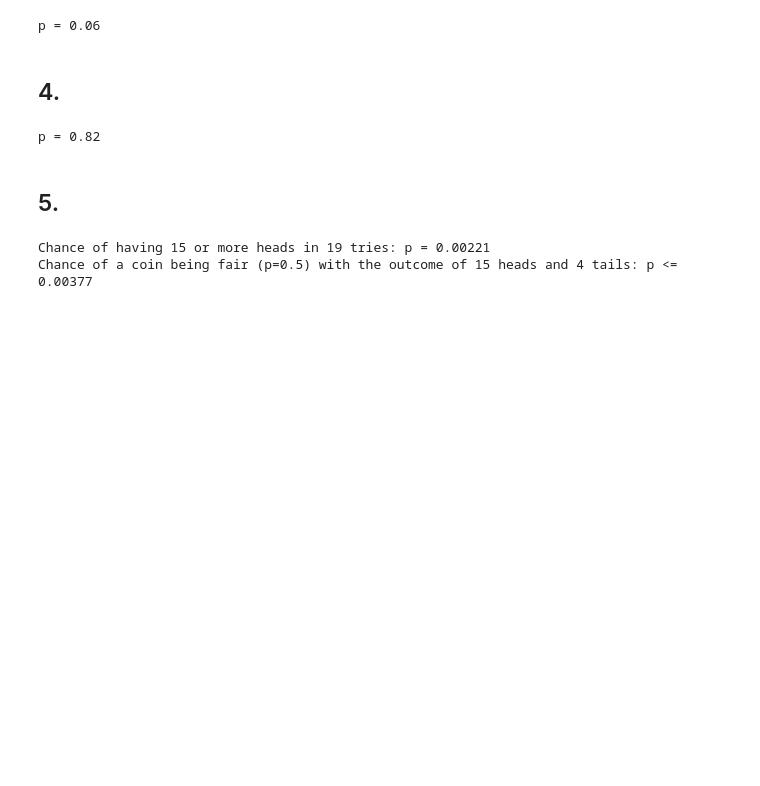
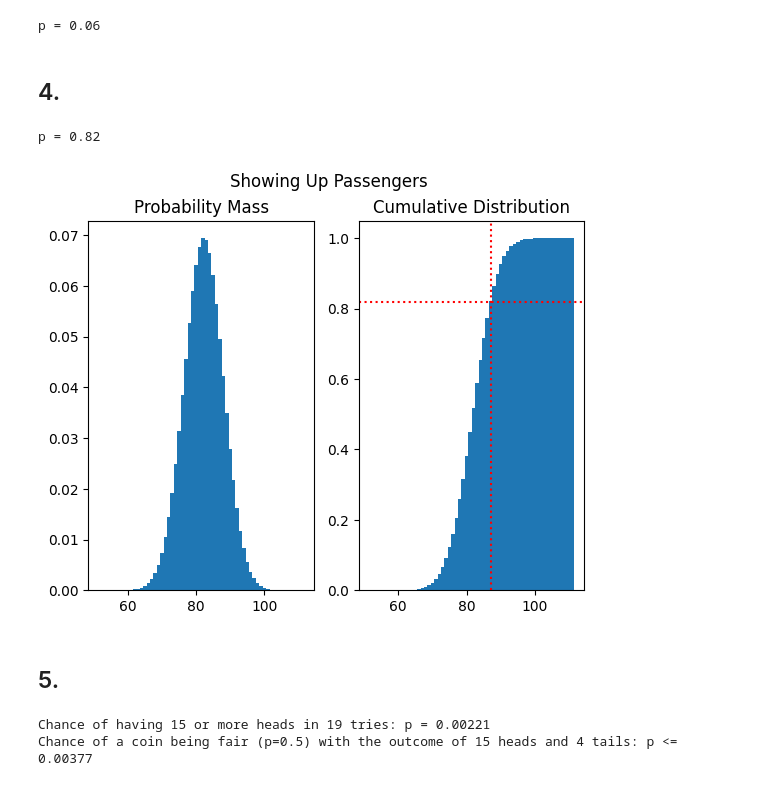
Before and after one commit to luzianscherrer/emfds, a Jupyter notebook: chapter_02.ipynb, the cells around one changed output. Cells and saved outputs as stored; diff of their text form; code cells hidden in the pictures; blank space fills up the shorter version.

```diff
--- a/chapter_02.ipynb
+++ b/chapter_02.ipynb
@@ -25,15 +25,37 @@ print(f"p = {p_rain * p_umbrella_when_rain:.2f}")
 p = 0.06
 # %% [markdown]
 ## 4.
-# %%
-from scipy import stats
-
-passengers = 137
-p_show = 1-0.4
-
-print(f"p = {stats.binom.cdf(passengers-50, passengers, p_show):.2f}")
-# %% [output]
-p = 0.82
+# %%
+from scipy import stats
+import matplotlib.pyplot as plt
+
+passengers = 137
+p_show = 1-0.4
+
+print(f"p = {stats.binom.cdf(passengers-50, passengers, p_show):.2f}")
+
+lower = int(passengers*p_show - 30)
+upper = int(passengers*p_show + 30)
+
+plt.subplot(1, 2, 1)
+x = [i for i in range(lower, upper)]
+y = [stats.binom.pmf(i, passengers, p_show) for i in range(lower, upper)]
+plt.bar(x, y, width=1.0)
+plt.title("Probability Mass")
+
+plt.subplot(1, 2, 2)
+x = [i for i in range(lower, upper)]
+y = [stats.binom.cdf(i, passengers, p_show) for i in range(lower, upper)]
+plt.bar(x, y, width=1.0)
+plt.axhline(y = 0.82, color = 'r', linestyle = ':')
+plt.axvline(x = passengers-50, color = 'r', linestyle = ':')
+plt.title("Cumulative Distribution")
+
+plt.suptitle("Showing Up Passengers")
+plt.show()
+# %% [output]
+p = 0.82
+[figure, added]
 # %% [markdown]
 ## 5.
 # %%
```
Also changed, not shown: parts of 1 cell of this notebook, 4 other files.
